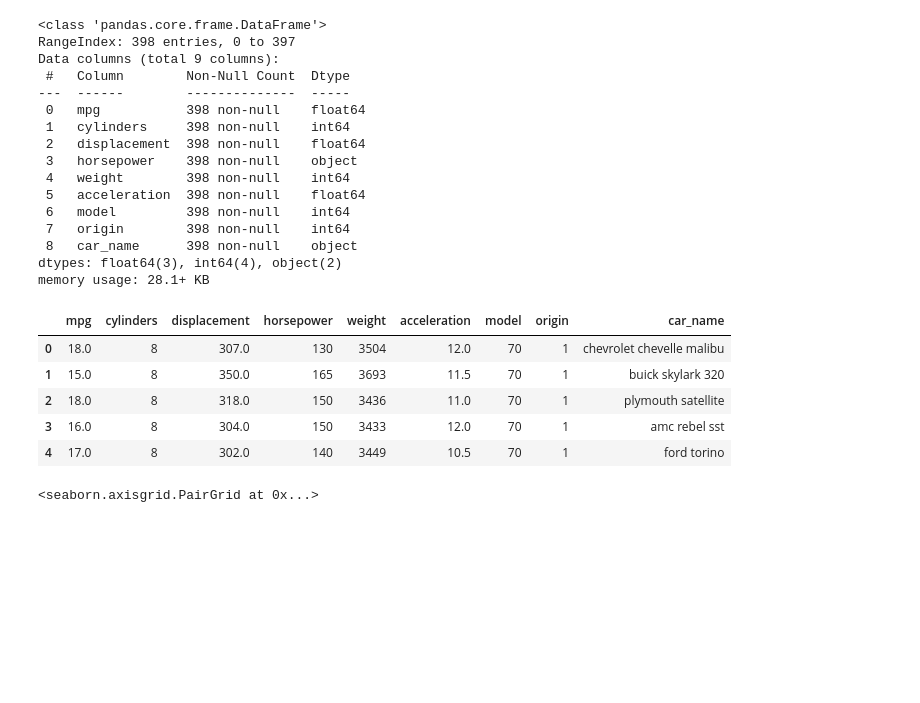
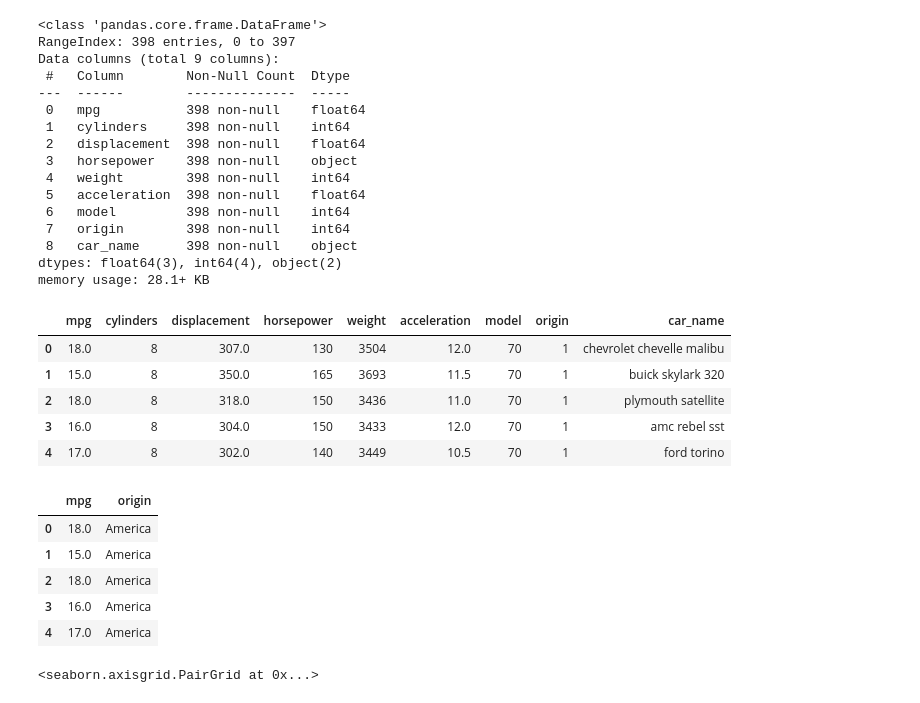
Before and after one commit to morgancoad/cars_analysis, a Jupyter notebook: notebooks/cars_eda.ipynb, the cells around one changed output. Cells and saved outputs as stored; diff of their text form; code cells hidden in the pictures; blank space fills up the shorter version.

```diff
--- a/notebooks/cars_eda.ipynb
+++ b/notebooks/cars_eda.ipynb
@@ -32,6 +32,17 @@ cars_df.head(5)
 | 2 | 18.0 | 8 | 318.0 | 150 | 3436 | 11.0 | 70 | 1 | plymouth satellite |
 | 3 | 16.0 | 8 | 304.0 | 150 | 3433 | 12.0 | 70 | 1 | amc rebel sst |
 | 4 | 17.0 | 8 | 302.0 | 140 | 3449 | 10.5 | 70 | 1 | ford torino |
+# %%
+test = cars_df[['mpg', 'origin']]
+
+test.head()
+# %% [output]
+|  | mpg | origin |
+| 0 | 18.0 | America |
+| 1 | 15.0 | America |
+| 2 | 18.0 | America |
+| 3 | 16.0 | America |
+| 4 | 17.0 | America |
 # %%
 sns.pairplot(cars_df)
 # %% [output]
```
Also changed, not shown: parts of 9 cells of this notebook.
